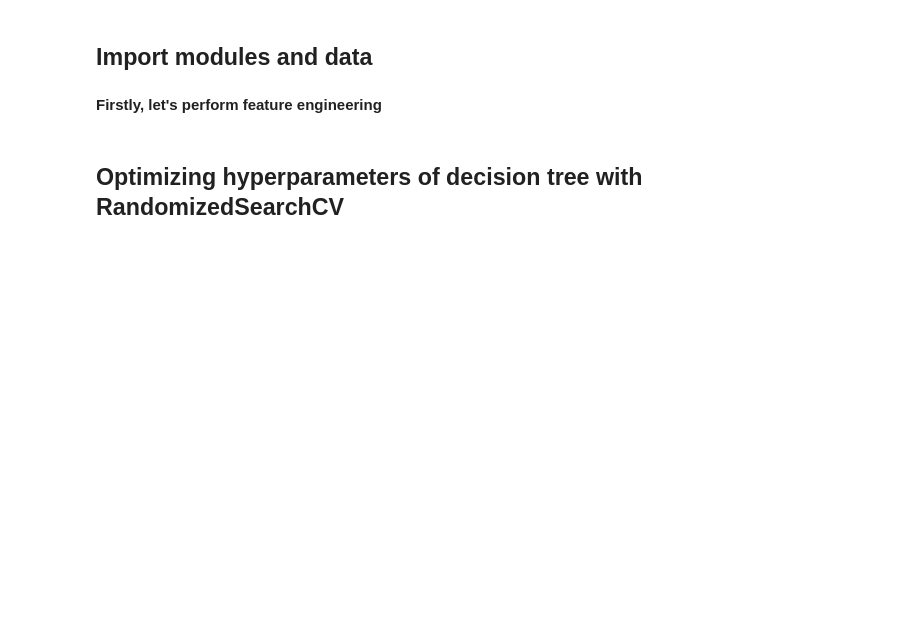
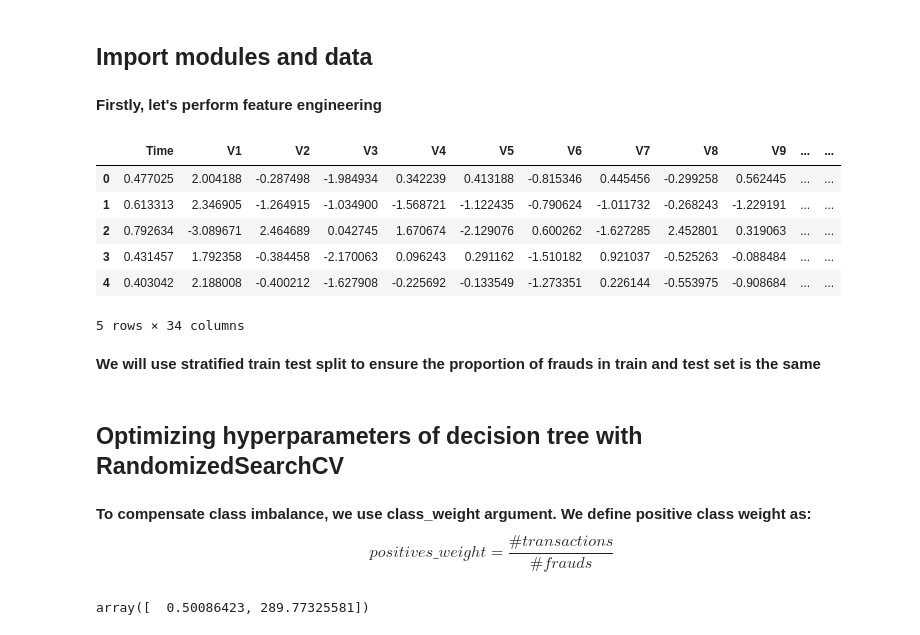
Before and after one commit to lukaszlaszczuk/Credit-Card-Fraud-Detection, a Jupyter notebook: decision_trees.ipynb, the cells around one changed output. Drawn from its saved outputs; the diff is of its cells as text; code cells hidden in the pictures; blank space fills up the shorter version.

```diff
--- a/decision_trees.ipynb
+++ b/decision_trees.ipynb
@@ -42,8 +45,12 @@ warnings.filterwarnings('ignore')
 **Firstly, let's perform feature engineering**
 # %%
 def feature_engineering(df):
-    """Perform feature engineering described in
-    EDA_and_baseline_scores notebook.
+
+    """Perform feature engineering:
+    a) create binary feature for 99.99 frauds taken in groups;
+    b) take log(1+a) of Amount;
+    c) perform sine and cosine transformation of "seconds after midnight";
+    d) transform "seconds after midnight" to [0,1].
     """
 
     # Amount equal 99.99, transaction concluded in group
@@ -60,16 +67,31 @@ def feature_engineering(df):
 
     # Sine and cosine transformation of time
     seconds_in_day = 86400
-    df["Time"] = df["Time"] % seconds_in_day
+    df["Time"] = df["Time"] % seconds_in_day  # "seconds after midnight"
     df["Sin_time"] = np.sin(2*np.pi*df["Time"] / seconds_in_day)
     df["Cos_time"] = np.cos(2*np.pi*df["Time"] / seconds_in_day)
-    df.drop("Time", axis=1, inplace=True)
+
+    # Transform "seconds after midnight"
+    min_max_scaler = MinMaxScaler()
+    df["Time"] = min_max_scaler.fit_transform(np.array(df.loc[:, "Time"]).reshape(-1,1))
 
     return df
 # %%
 df = pd.read_csv("data\data1.csv")
 df.drop(df.columns[0], inplace=True, axis=1)  # Drop first column (index)
 df = feature_engineering(df)
+# %%
+df.head()
+# %% [output]
+|  | Time | V1 | V2 | V3 | V4 | V5 | V6 | V7 | V8 | V9 | ... | ... |
+| 0 | 0.477025 | 2.004188 | -0.287498 | -1.984934 | 0.342239 | 0.413188 | -0.815346 | 0.445456 | -0.299258 | 0.562445 | ... | ... |
+| 1 | 0.613313 | 2.346905 | -1.264915 | -1.034900 | -1.568721 | -1.122435 | -0.790624 | -1.011732 | -0.268243 | -1.229191 | ... | ... |
+| 2 | 0.792634 | -3.089671 | 2.464689 | 0.042745 | 1.670674 | -2.129076 | 0.600262 | -1.627285 | 2.452801 | 0.319063 | ... | ... |
+| 3 | 0.431457 | 1.792358 | -0.384458 | -2.170063 | 0.096243 | 0.291162 | -1.510182 | 0.921037 | -0.525263 | -0.088484 | ... | ... |
+| 4 | 0.403042 | 2.188008 | -0.400212 | -1.627908 | -0.225692 | -0.133549 | -1.273351 | 0.226144 | -0.553975 | -0.908684 | ... | ... |
+5 rows × 34 columns
+# %% [markdown]
+**We will use stratified train test split to ensure the proportion of frauds in train and test set is the same**
 # %%
 X = df.loc[:, df.columns != "Class"]  # select features for predicting Class
 X = X.astype("float32")  # convert the chosen features to float32 type
@@ -82,3 +105,5 @@ X_train, X_test, y_train, y_test = train_test_split(X, y,
 skf = StratifiedKFold(n_splits=5, shuffle=True, random_state=2019)
 # %% [markdown]
 ## Optimizing hyperparameters of decision tree with RandomizedSearchCV
+# %% [markdown]
+**To compensate class imbalance, we use class_weight argument. We define positive class weight as: $$ positives\_weight = \frac{\# transactions}{\# frauds}$$**
@@ -85 +117,6 @@ skf = StratifiedKFold(n_splits=5, shuffle=True, random_state=2019)
+# %%
+# Weights computed by function: negative class, positive class
+np.unique(weights)
+# %% [output]
+array([  0.50086423, 289.77325581])
 # %%
```
Also changed, not shown: parts of 54 cells of this notebook.
